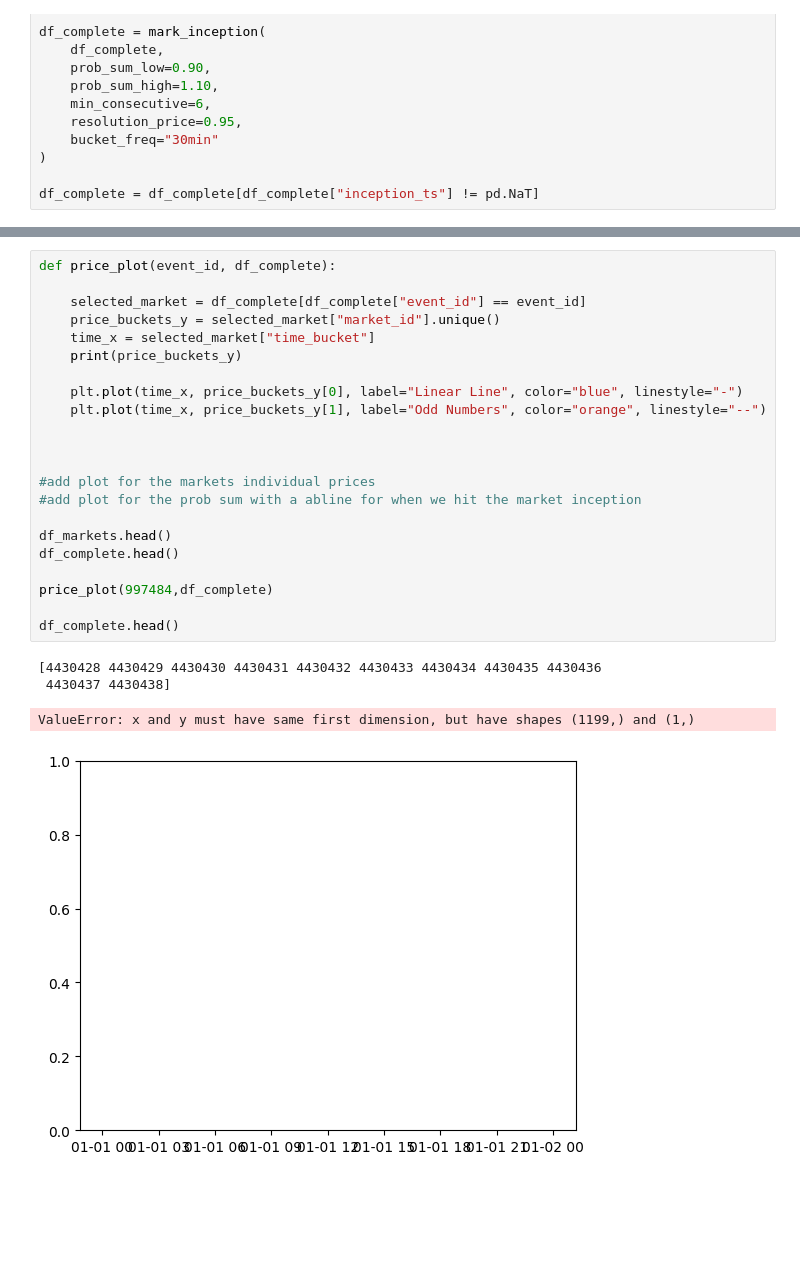
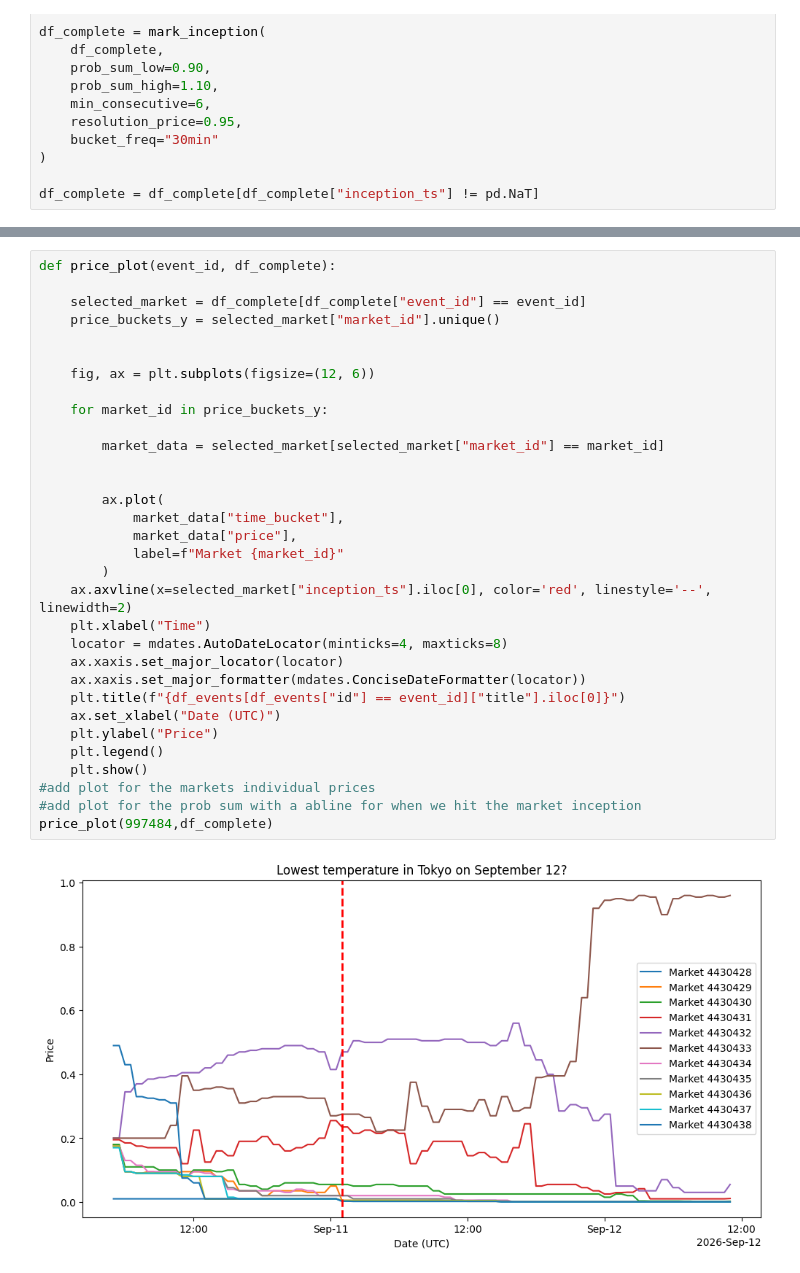
Before and after one commit to dman391/PolymarketWeatherAnalysis, a Jupyter notebook: PolyMarketWeatherAnalysis.ipynb, the cells around one changed output, grey strips where cells are left out. Cells and saved outputs as stored; diff of their text form; blank space fills up the shorter version.

Commit message:
finish the price plot with inception point

```diff
--- a/PolyMarketWeatherAnalysis.ipynb
+++ b/PolyMarketWeatherAnalysis.ipynb
@@ -670,27 +652,34 @@ prob_sum_plot(997484,df_after_inception)
 # %%
 def price_plot(event_id, df_complete):
 
     selected_market = df_complete[df_complete["event_id"] == event_id]
     price_buckets_y = selected_market["market_id"].unique()
-    time_x = selected_market["time_bucket"]
-    print(price_buckets_y)
-
-    plt.plot(time_x, price_buckets_y[0], label="Linear Line", color="blue", linestyle="-")
-    plt.plot(time_x, price_buckets_y[1], label="Odd Numbers", color="orange", linestyle="--")
 
 
+    fig, ax = plt.subplots(figsize=(12, 6))
 
+    for market_id in price_buckets_y:
+
+        market_data = selected_market[selected_market["market_id"] == market_id]
+
+
+        ax.plot(
+            market_data["time_bucket"],
+            market_data["price"],
+            label=f"Market {market_id}"
+        )
+    ax.axvline(x=selected_market["inception_ts"].iloc[0], color='red', linestyle='--', linewidth=2)
+    plt.xlabel("Time")
+    locator = mdates.AutoDateLocator(minticks=4, maxticks=8)
+    ax.xaxis.set_major_locator(locator)
+    ax.xaxis.set_major_formatter(mdates.ConciseDateFormatter(locator))
+    plt.title(f"{df_events[df_events["id"] == event_id]["title"].iloc[0]}")
+    ax.set_xlabel("Date (UTC)")
+    plt.ylabel("Price")
+    plt.legend()
+    plt.show()
 #add plot for the markets individual prices
 #add plot for the prob sum with a abline for when we hit the market inception
-
-df_markets.head()
-df_complete.head()
-
 price_plot(997484,df_complete)
-
-df_complete.head()
 # %% [output]
-[4430428 4430429 4430430 4430431 4430432 4430433 4430434 4430435 4430436
- 4430437 4430438]
-ValueError: x and y must have same first dimension, but have shapes (1199,) and (1,)
-[figure, old version]
+[figure, new version]
```
Also changed, not shown: parts of 3 cells of this notebook.
